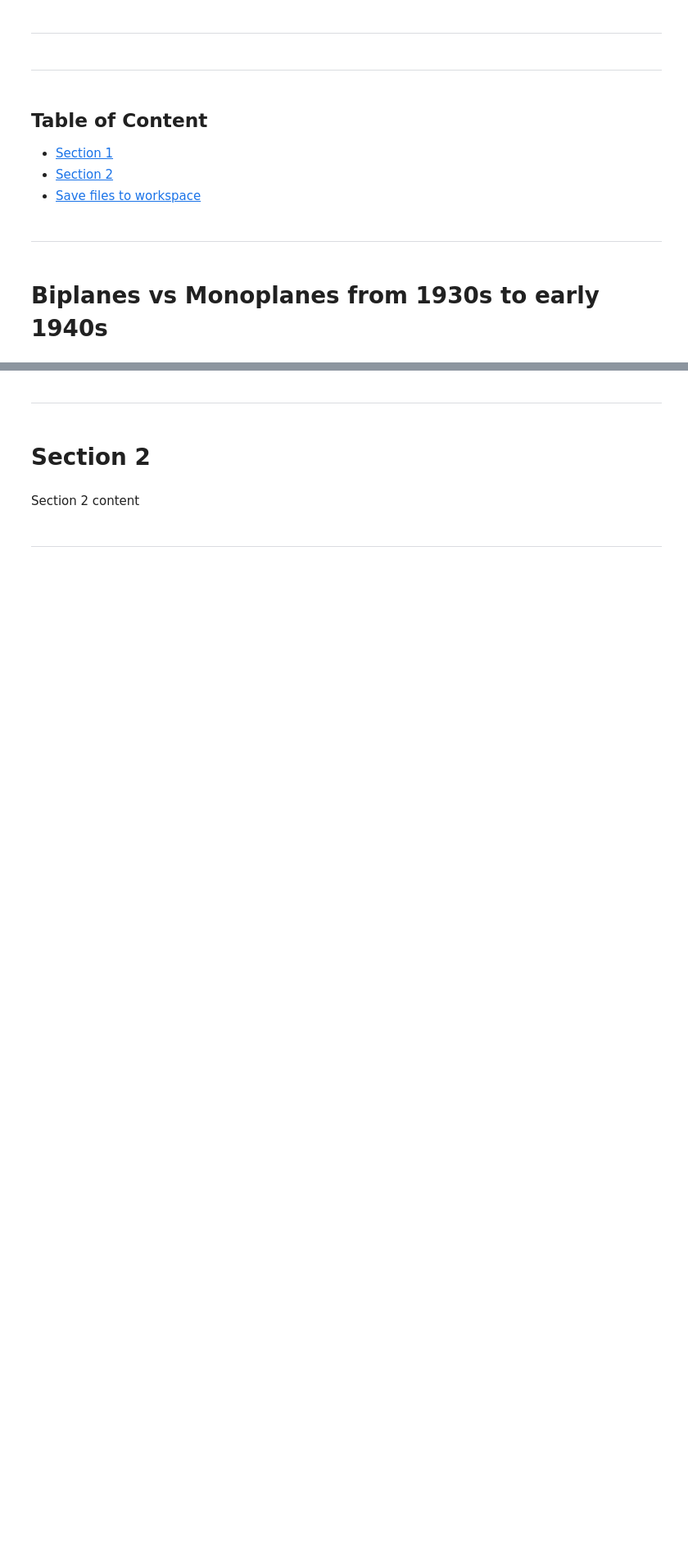
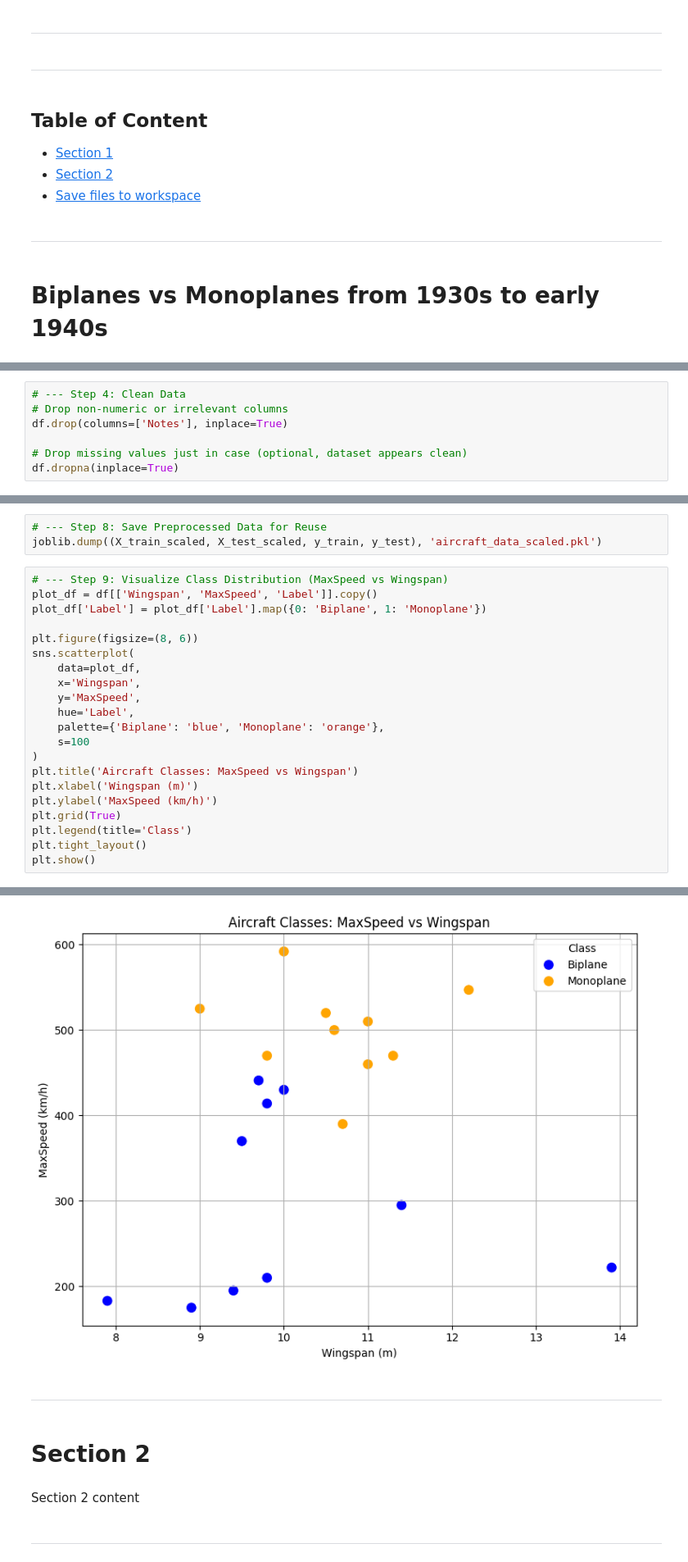
Before and after one commit to GustafEnebog/manned-unmanned-airplane-classifer, a Jupyter notebook: jupyter_notebooks/01_data_preprocessing.ipynb, the cells around one changed output, grey strips where cells are left out. Shown: that part at 82% size. Saved outputs shown, nothing was run; the diff lists cells and outputs as text; blank space fills up the shorter version.

```diff
--- a/jupyter_notebooks/01_data_preprocessing.ipynb
+++ b/jupyter_notebooks/01_data_preprocessing.ipynb
@@ -176,0 +158,7 @@ joblib.dump((X_train_scaled, X_test_scaled, y_train, y_test), 'aircraft_data_sca
+# %%
+# --- Step 4: Clean Data
+# Drop non-numeric or irrelevant columns
+df.drop(columns=['Notes'], inplace=True)
+
+# Drop missing values just in case (optional, dataset appears clean)
+df.dropna(inplace=True)
@@ -176,0 +179,25 @@ joblib.dump((X_train_scaled, X_test_scaled, y_train, y_test), 'aircraft_data_sca
+# %%
+# --- Step 8: Save Preprocessed Data for Reuse
+joblib.dump((X_train_scaled, X_test_scaled, y_train, y_test), 'aircraft_data_scaled.pkl')
+# %%
+# --- Step 9: Visualize Class Distribution (MaxSpeed vs Wingspan)
+plot_df = df[['Wingspan', 'MaxSpeed', 'Label']].copy()
+plot_df['Label'] = plot_df['Label'].map({0: 'Biplane', 1: 'Monoplane'})
+
+plt.figure(figsize=(8, 6))
+sns.scatterplot(
+    data=plot_df,
+    x='Wingspan',
+    y='MaxSpeed',
+    hue='Label',
+    palette={'Biplane': 'blue', 'Monoplane': 'orange'},
+    s=100
+)
+plt.title('Aircraft Classes: MaxSpeed vs Wingspan')
+plt.xlabel('Wingspan (m)')
+plt.ylabel('MaxSpeed (km/h)')
+plt.grid(True)
+plt.legend(title='Class')
+plt.tight_layout()
+plt.show()
+# %% [output]
@@ -177,3 +221,4 @@ joblib.dump((X_train_scaled, X_test_scaled, y_train, y_test), 'aircraft_data_sca
+[figure, added]
 # %% [markdown]
 ---
 # %% [markdown]
```
Also changed, not shown: parts of 9 cells of this notebook, 7 other files.
